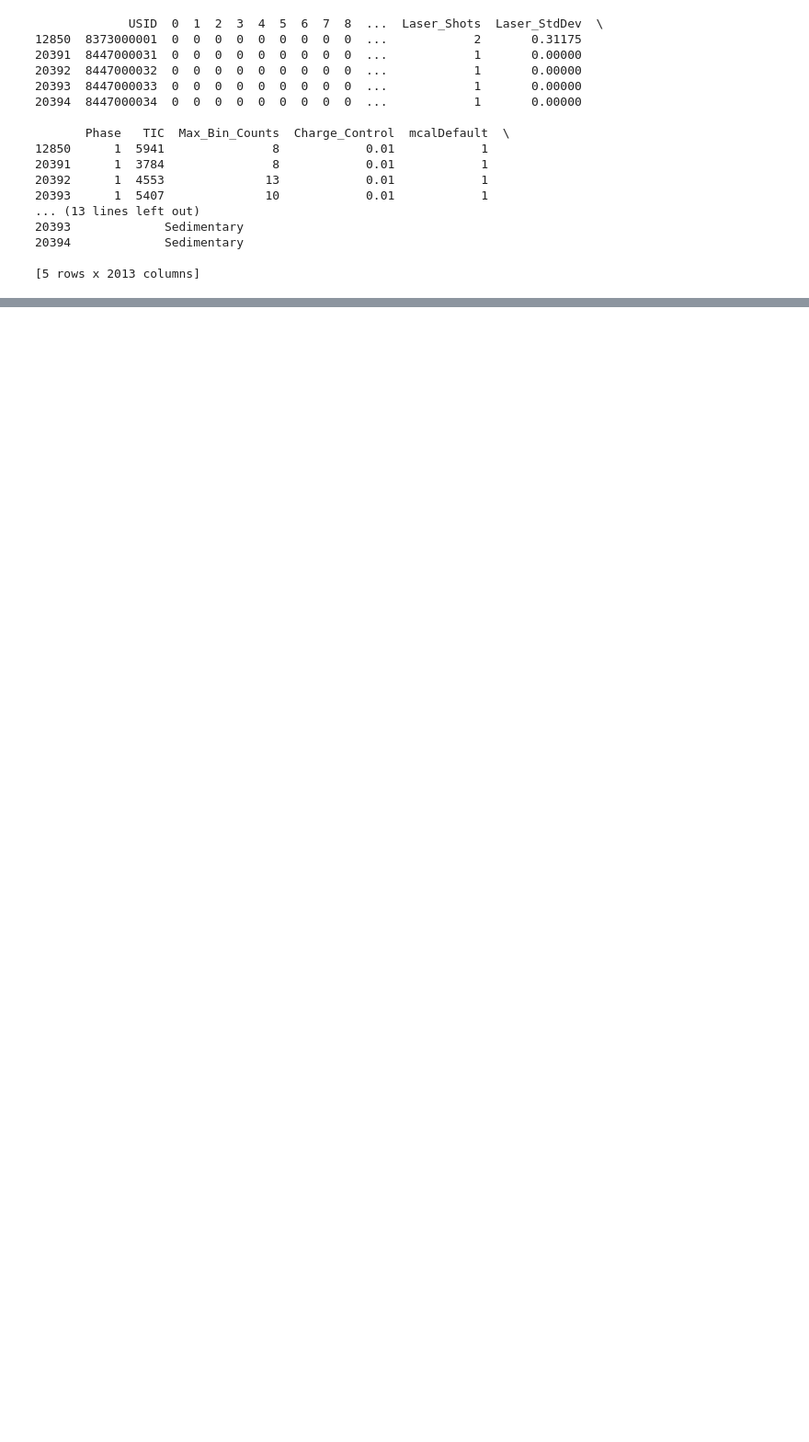
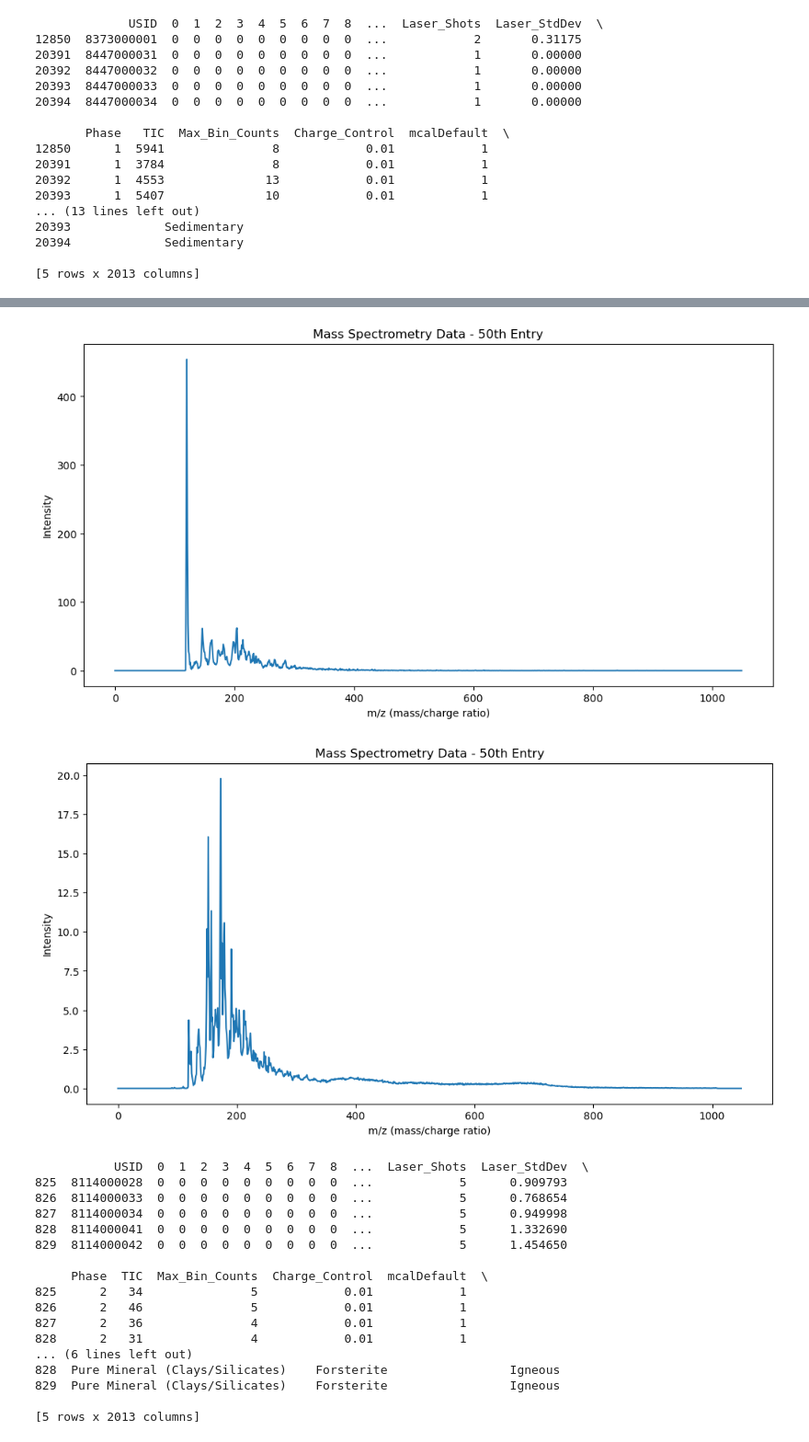
Before and after one commit to justinpham2004/MOMA_MS_Gans, a Jupyter notebook: cgans_example.ipynb, the cells around one changed output, grey strips where cells are left out. Shown at 92% size. Drawn from its saved outputs; the diff is of its cells as text; code cells hidden in the pictures; blank space fills up the shorter version.

```diff
--- a/cgans_example.ipynb
+++ b/cgans_example.ipynb
@@ -837,0 +910,22 @@ MOMADatasetHandler.display_cluster_centers(xina_data.get_label_data('Hematite'),
+# %%
+MOMADatasetHandler.display_cluster_centers(xina_data.get_label_data('Forsterite'), 2)
+# %% [output]
+[figure, added]
+[figure, added]
+           USID  0  1  2  3  4  5  6  7  8  ...  Laser_Shots  Laser_StdDev  \
+825  8114000028  0  0  0  0  0  0  0  0  0  ...            5      0.909793
+826  8114000033  0  0  0  0  0  0  0  0  0  ...            5      0.768654
+827  8114000034  0  0  0  0  0  0  0  0  0  ...            5      0.949998
+828  8114000041  0  0  0  0  0  0  0  0  0  ...            5      1.332690
+829  8114000042  0  0  0  0  0  0  0  0  0  ...            5      1.454650
+
+     Phase  TIC  Max_Bin_Counts  Charge_Control  mcalDefault  \
+825      2   34               5            0.01            1
+826      2   46               5            0.01            1
+827      2   36               4            0.01            1
+828      2   31               4            0.01            1
+... (6 lines left out)
+828  Pure Mineral (Clays/Silicates)    Forsterite                 Igneous
+829  Pure Mineral (Clays/Silicates)    Forsterite                 Igneous
+
+[5 rows x 2013 columns]
```
Also changed, not shown: parts of 6 cells of this notebook.
